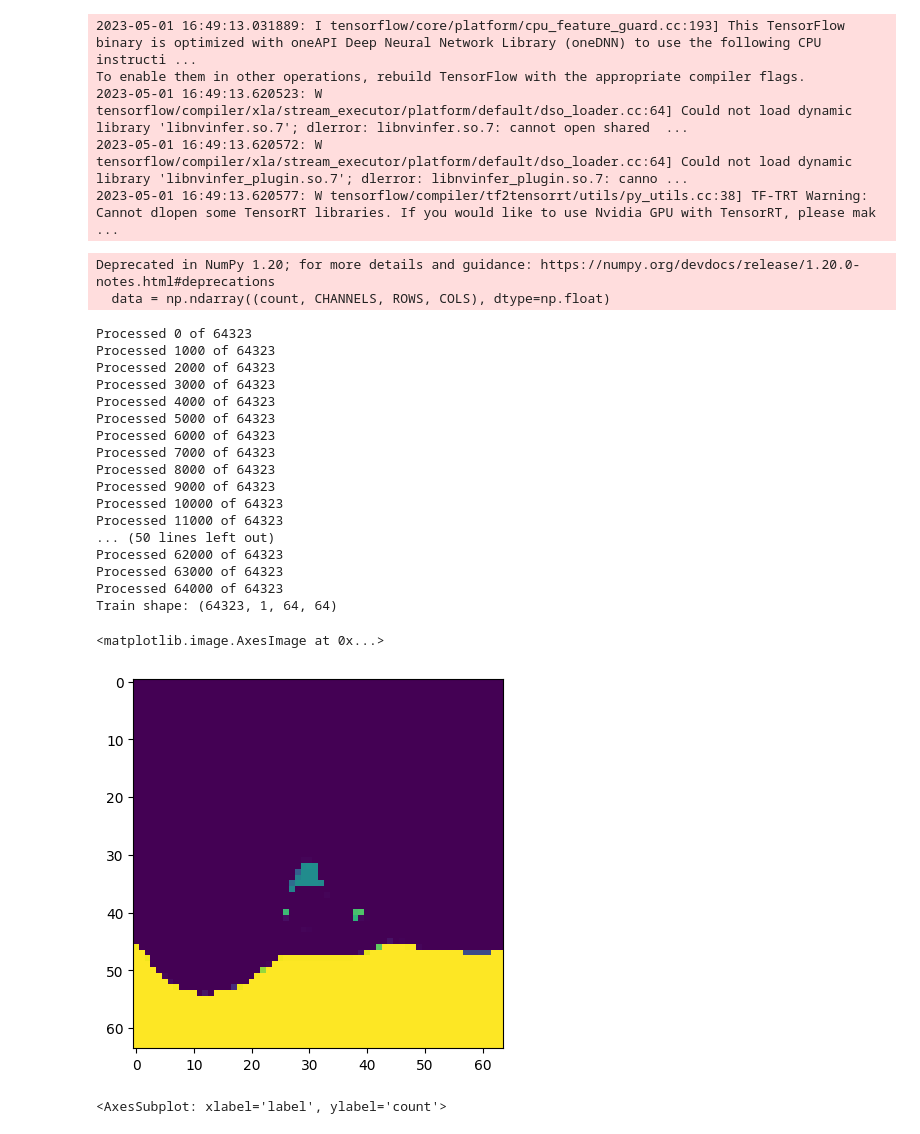
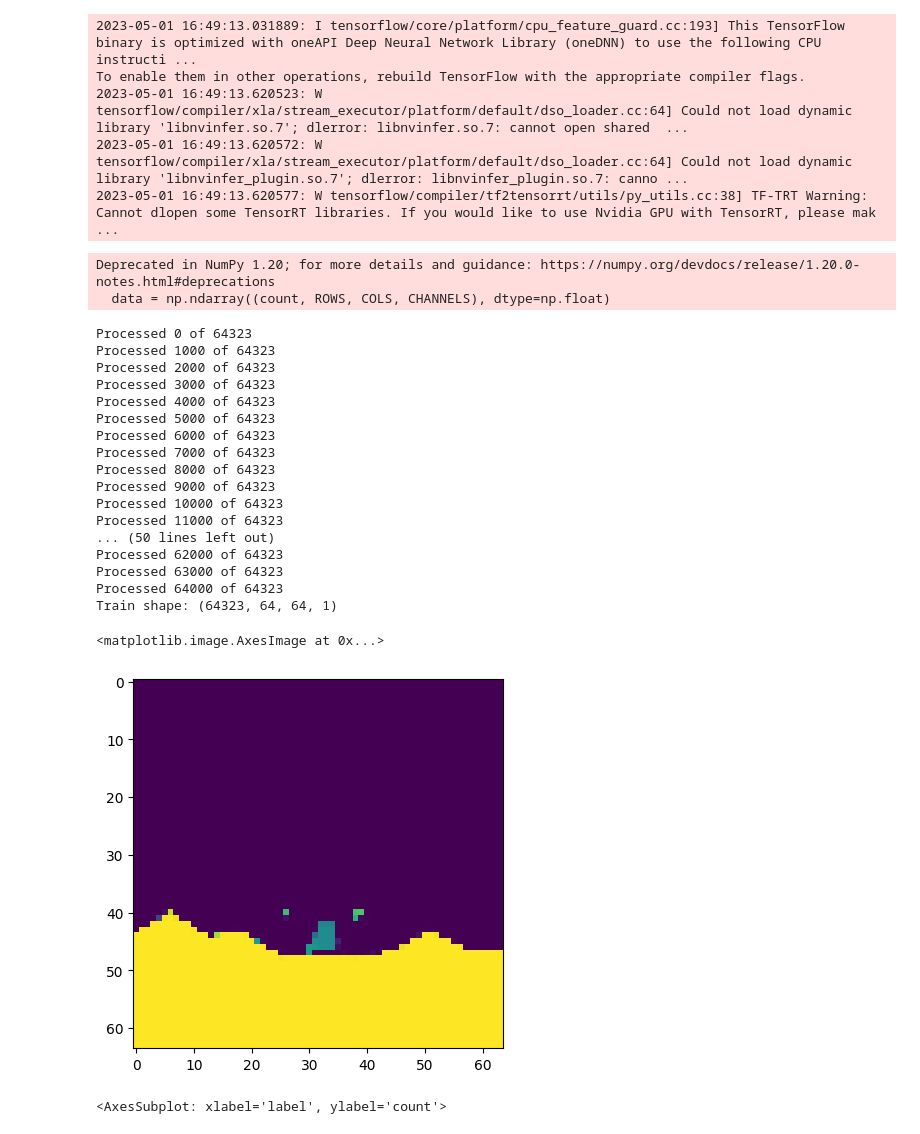
Before and after one commit to anniezhi/lunar-lander, a Jupyter notebook: images_model.ipynb, the cells around one changed output. Cells and saved outputs as stored; diff of their text form; code cells hidden in the pictures.

Commit message:
image model runthrough

```diff
--- a/images_model.ipynb
+++ b/images_model.ipynb
@@ -48,20 +48,22 @@ image_filenames = random.sample(image_filenames, int(len(image_filenames)*sample
 
 # Create a data array for image data
 count = len(image_filenames)
-data = np.ndarray((count, CHANNELS, ROWS, COLS), dtype=np.float)
+# data = np.ndarray((count, CHANNELS, ROWS, COLS), dtype=np.float)
+data = np.ndarray((count, ROWS, COLS, CHANNELS), dtype=np.float)
 
 # Iterate throuigh the filenames and for each one load the image, resize and normalise
 for i, image_file in enumerate(image_filenames):
     image = cv2.imread(image_file, cv2.IMREAD_GRAYSCALE)
     image = cv2.resize(image, (ROWS, COLS), interpolation=cv2.INTER_CUBIC)
-    data[i] = image
+    # data[i] = image
+    data[i] = image[..., None]
     data[i] = data[i]/255
     if i%1000 == 0: print('Processed {} of {}'.format(i, count))
 
 print("Train shape: {}".format(data.shape))
 # %% [output]
 Deprecated in NumPy 1.20; for more details and guidance: https://numpy.org/devdocs/release/1.20.0-notes.html#deprecations
-  data = np.ndarray((count, CHANNELS, ROWS, COLS), dtype=np.float)
+  data = np.ndarray((count, ROWS, COLS, CHANNELS), dtype=np.float)
 Processed 0 of 64323
 Processed 1000 of 64323
 Processed 2000 of 64323
@@ -78,12 +80,12 @@ Processed 11000 of 64323
 Processed 62000 of 64323
 Processed 63000 of 64323
 Processed 64000 of 64323
-Train shape: (64323, 1, 64, 64)
+Train shape: (64323, 64, 64, 1)
 # %%
-plt.imshow(np.squeeze(data[6]))
+plt.imshow(np.squeeze(data[1]))
 # %% [output]
 <matplotlib.image.AxesImage at 0x...>
-[figure, old version]
+[figure, new version]
 # %%
 # Extract the lables from the last characters in the filename
 labels = []
```
Also changed, not shown: parts of 19 cells of this notebook.
